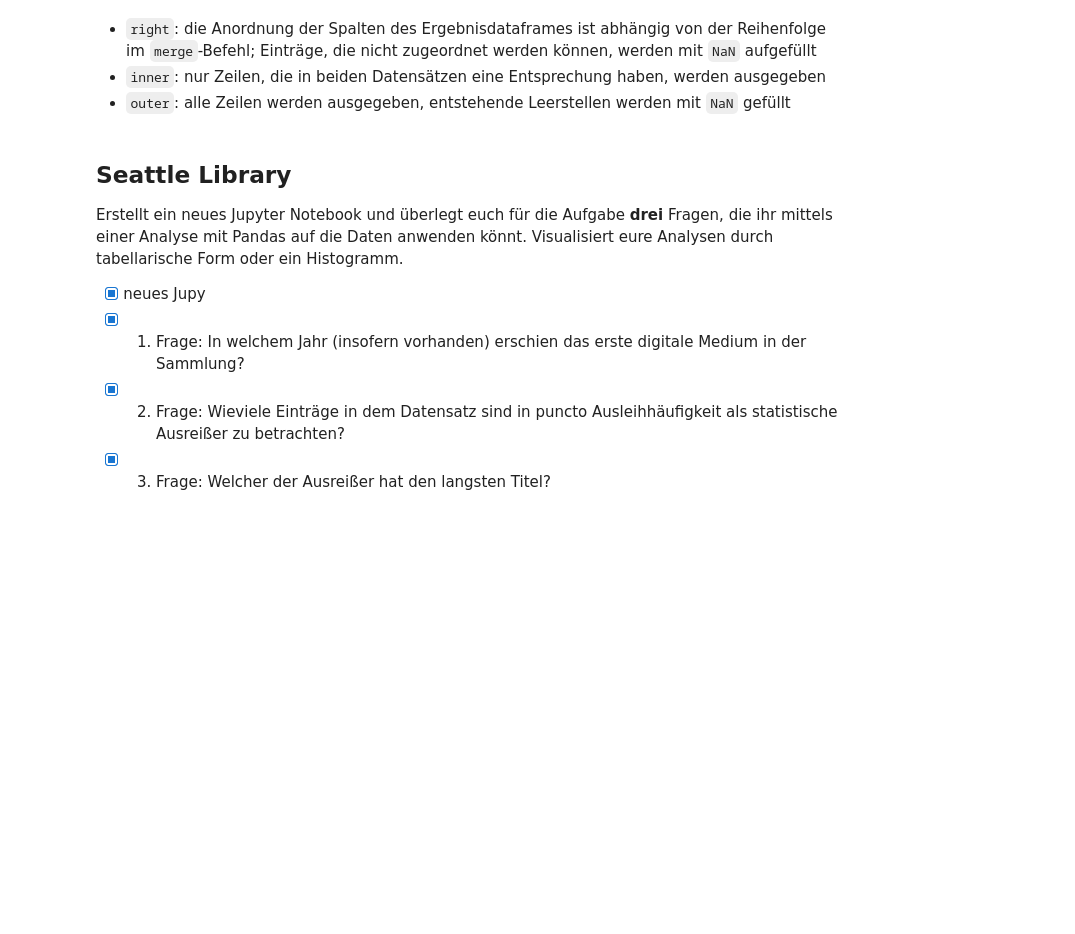
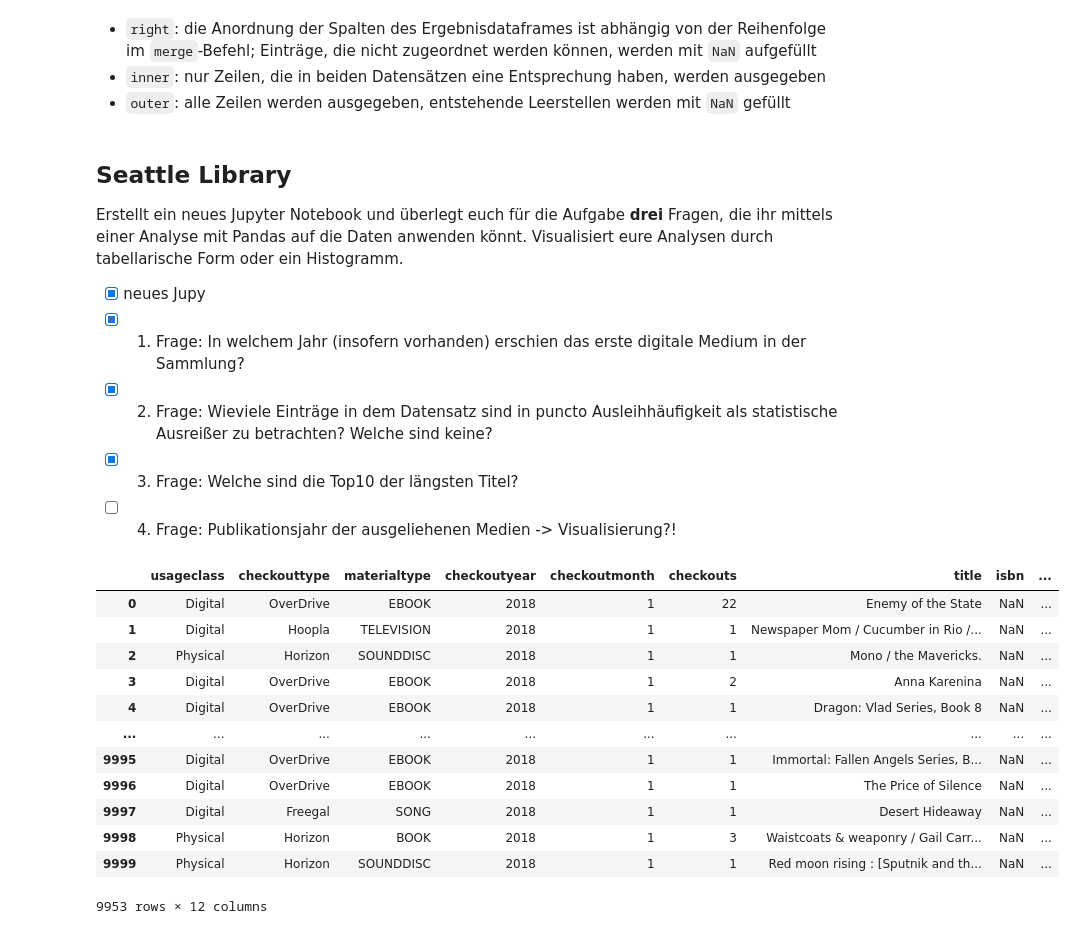
Before and after one commit to nanselm/2023-2024-ZK_FDM_nanselm, a Jupyter notebook: 20231219_fdm_ha3.ipynb, the cells around one changed output. Cells and saved outputs as stored; diff of their text form; code cells hidden in the pictures; blank space fills up the shorter version.

```diff
--- a/20231219_fdm_ha3.ipynb
+++ b/20231219_fdm_ha3.ipynb
@@ -77,14 +78,16 @@ pd.merge(doiJ, doiFA, how = 'outer')
 - `inner`: nur Zeilen, die in beiden Datensätzen eine Entsprechung haben, werden ausgegeben
 - `outer`: alle Zeilen werden ausgegeben, entstehende Leerstellen werden mit `NaN` gefüllt
 # %% [markdown]
+
 ## Seattle Library
 
 Erstellt ein neues Jupyter Notebook und überlegt euch für die Aufgabe **drei** Fragen, die ihr mittels einer Analyse mit Pandas auf die Daten anwenden könnt. Visualisiert eure Analysen durch tabellarische Form oder ein Histogramm.
 
 - [x] neues Jupy
 - [x] 1. Frage: In welchem Jahr (insofern vorhanden) erschien das erste digitale Medium in der Sammlung?
-- [x] 2. Frage: Wieviele Einträge in dem Datensatz sind in puncto Ausleihhäufigkeit als statistische Ausreißer zu betrachten?
-- [x] 3. Frage: Welcher der Ausreißer hat den langsten Titel?
+- [x] 2. Frage: Wieviele Einträge in dem Datensatz sind in puncto Ausleihhäufigkeit als statistische Ausreißer zu betrachten? Welche sind keine?
+- [x] 3. Frage: Welche sind die Top10 der längsten Titel?
+- [ ] 4. Frage: Publikationsjahr der ausgeliehenen Medien -> Visualisierung?!
 # %%
 url = "https://data.seattle.gov/resource/tmmm-ytt6.csv?$where=checkoutyear=2018&$limit=10000"
 co = "checkout.csv"
@@ -102,0 +103,20 @@ a = codf['checkouts'].describe() #hist(bins = 100)
+# %%
+comax = a['mean'] + (a['std']*4)
+comin = a['mean'] - (a['std']*4)
+dfNoOutlier = codf.loc[(codf['checkouts'] < comax) & (codf['checkouts'] > comin)]
+answerQ2 = len(codf) - len(dfNoOutlier)
+dfNoOutlier
+# %% [output]
+|  | usageclass | checkouttype | materialtype | checkoutyear | checkoutmonth | checkouts | title | isbn | ... |
+| 0 | Digital | OverDrive | EBOOK | 2018 | 1 | 22 | Enemy of the State | NaN | ... |
+| 1 | Digital | Hoopla | TELEVISION | 2018 | 1 | 1 | Newspaper Mom / Cucumber in Rio /... | NaN | ... |
+| 2 | Physical | Horizon | SOUNDDISC | 2018 | 1 | 1 | Mono / the Mavericks. | NaN | ... |
+| 3 | Digital | OverDrive | EBOOK | 2018 | 1 | 2 | Anna Karenina | NaN | ... |
+| 4 | Digital | OverDrive | EBOOK | 2018 | 1 | 1 | Dragon: Vlad Series, Book 8 | NaN | ... |
+| ... | ... | ... | ... | ... | ... | ... | ... | ... | ... |
+| 9995 | Digital | OverDrive | EBOOK | 2018 | 1 | 1 | Immortal: Fallen Angels Series, B... | NaN | ... |
+| 9996 | Digital | OverDrive | EBOOK | 2018 | 1 | 1 | The Price of Silence | NaN | ... |
+| 9997 | Digital | Freegal | SONG | 2018 | 1 | 1 | Desert Hideaway | NaN | ... |
+| 9998 | Physical | Horizon | BOOK | 2018 | 1 | 3 | Waistcoats & weaponry / Gail Carr... | NaN | ... |
+| 9999 | Physical | Horizon | SOUNDDISC | 2018 | 1 | 1 | Red moon rising : [Sputnik and th... | NaN | ... |
+9953 rows × 12 columns
```
Also changed, not shown: parts of 7 cells of this notebook.
